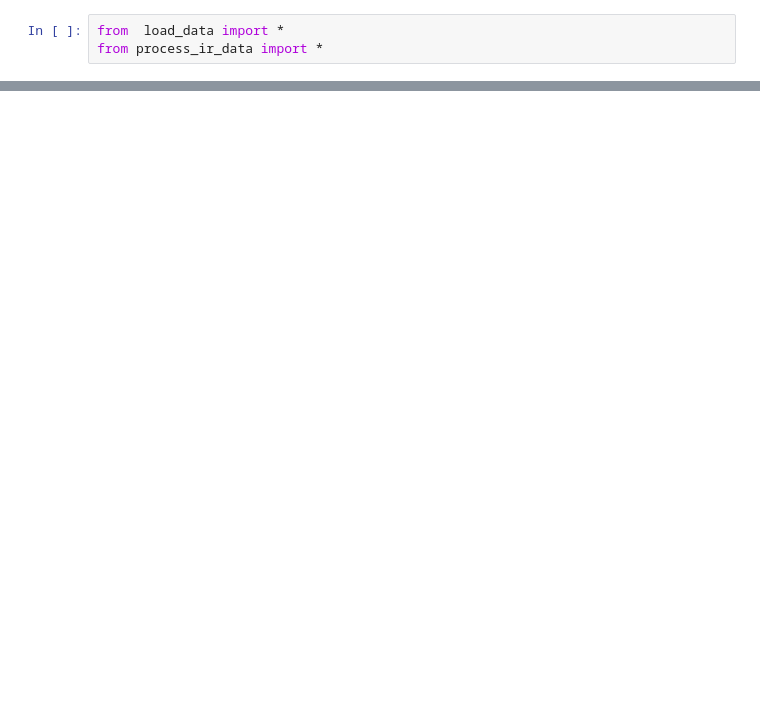
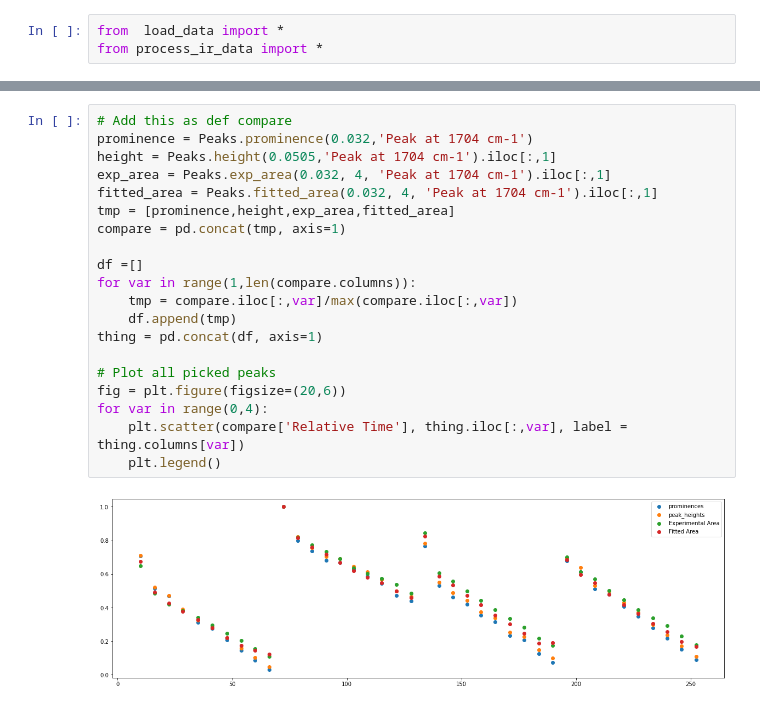
Before and after one commit to pdingwall/htke, a Jupyter notebook: htke analysis template.ipynb, the cells around one changed output, grey strips where cells are left out. Saved outputs shown, nothing was run; the diff lists cells and outputs as text; blank space fills up the shorter version.

```diff
--- a/htke analysis template.ipynb
+++ b/htke analysis template.ipynb
@@ -40,0 +47,22 @@ SyntaxError: invalid syntax (<ipython-input-13-a06dda80af8f>, line 1)
+# %%
+# Add this as def compare
+prominence = Peaks.prominence(0.032,'Peak at 1704 cm-1')
+height = Peaks.height(0.0505,'Peak at 1704 cm-1').iloc[:,1]
+exp_area = Peaks.exp_area(0.032, 4, 'Peak at 1704 cm-1').iloc[:,1]
+fitted_area = Peaks.fitted_area(0.032, 4, 'Peak at 1704 cm-1').iloc[:,1]
+tmp = [prominence,height,exp_area,fitted_area]
+compare = pd.concat(tmp, axis=1)
+
+df =[]
+for var in range(1,len(compare.columns)):
+    tmp = compare.iloc[:,var]/max(compare.iloc[:,var])
+    df.append(tmp)
+thing = pd.concat(df, axis=1)
+
+# Plot all picked peaks
+fig = plt.figure(figsize=(20,6))
+for var in range(0,4):
+    plt.scatter(compare['Relative Time'], thing.iloc[:,var], label = thing.columns[var])
+    plt.legend()
+# %% [output]
+[figure, added]
```
Also changed, not shown: parts of 6 cells of this notebook, 1 other file.
